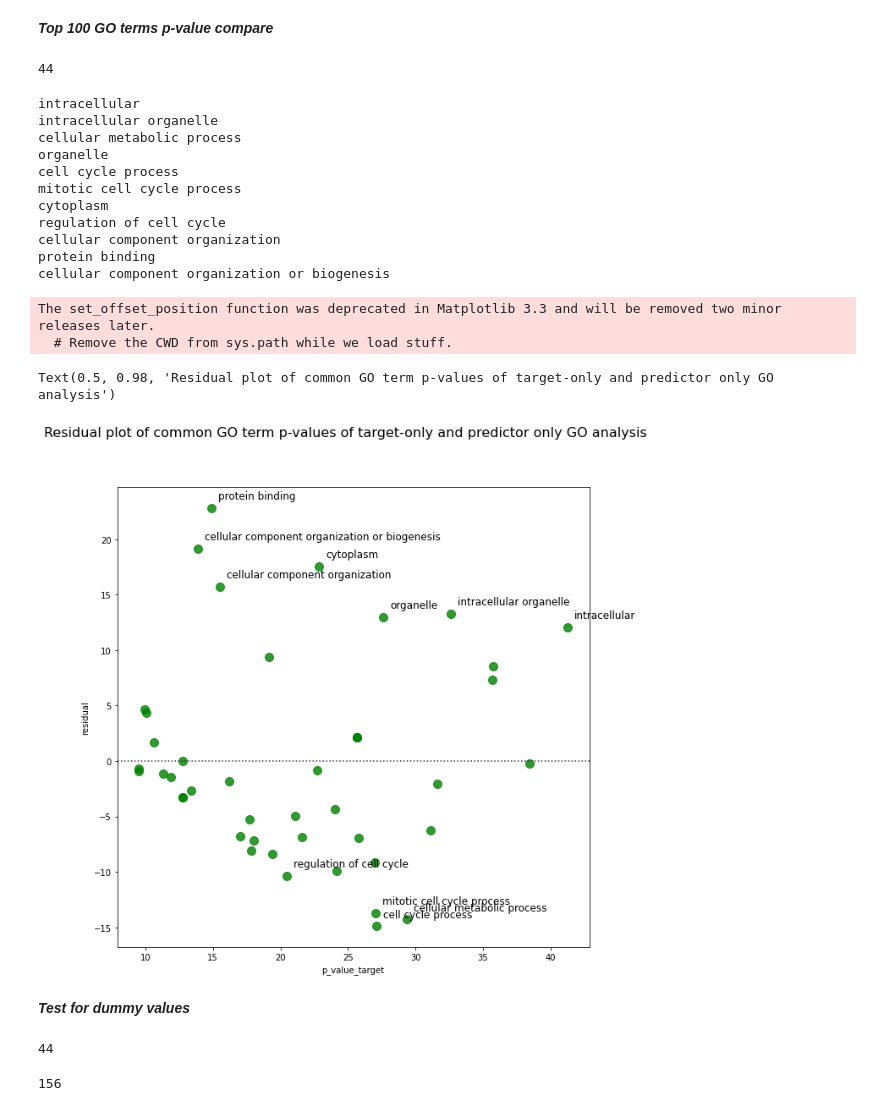
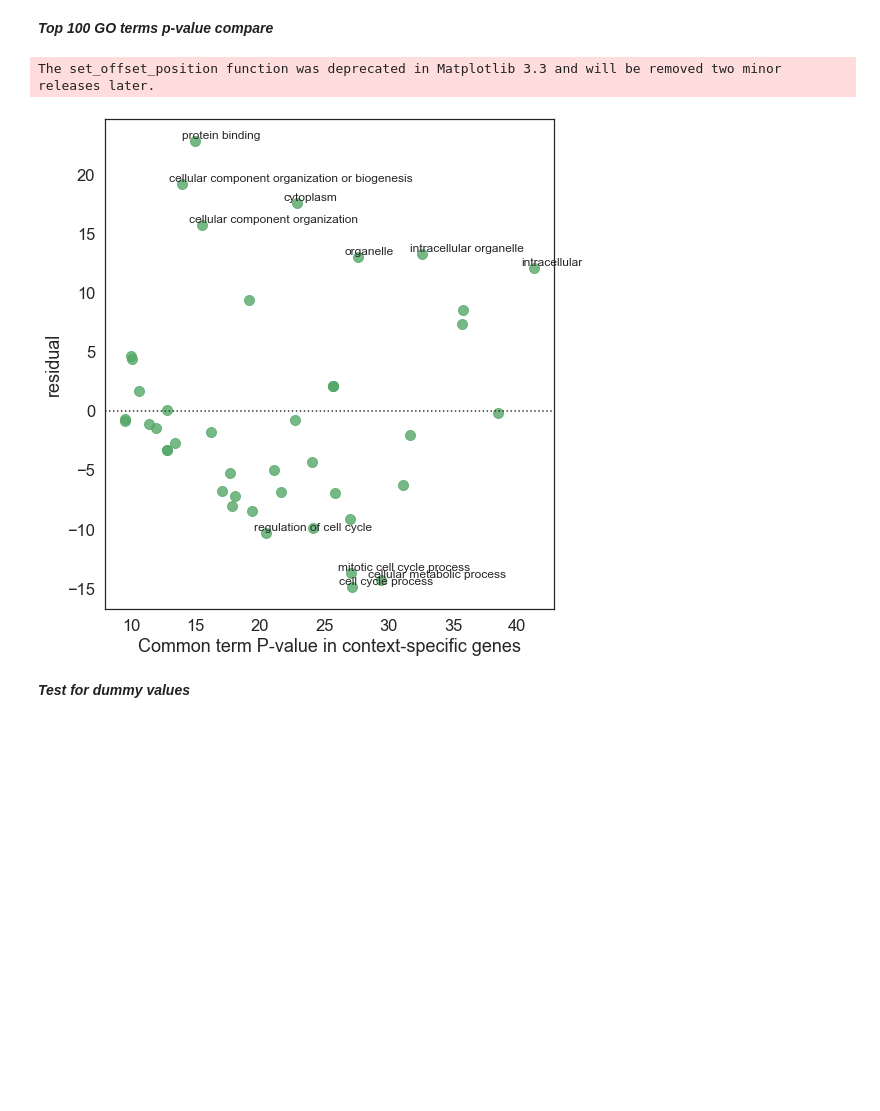
Before and after one commit to pritchardlabatpsu/cga_app, a Jupyter notebook: notebooks/R2b-gprofiler_compare-YR.ipynb, the cells around one changed output. Saved outputs shown, nothing was run; the diff lists cells and outputs as text; code cells hidden in the pictures; blank space fills up the shorter version.

Commit message:
orgazie residual and gprofiler figs in R2b,R2c for figures;todo: adjust annotation size, file path

```diff
--- a/notebooks/R2b-gprofiler_compare-YR.ipynb
+++ b/notebooks/R2b-gprofiler_compare-YR.ipynb
@@ -12,5 +9,15 @@ from matplotlib_venn import venn2, venn2_circles
 import numpy as np
 import seaborn as sns
+# %%
+import matplotlib
+# settings
+plt.interactive(False)
+matplotlib.rcParams['pdf.fonttype'] = 42
+matplotlib.rcParams['ps.fonttype'] = 42
+def set_snsfont(s):
+    sns.set(font_scale=s)
+    sns.set_style("white")
+set_snsfont(1.5)
 # %% [markdown]
 ***Top 100 GO terms p-value compare***
 # %%
@@ -30,5 +27 @@ common_termid_target_pre = list(set(df_target_top['term_id']).intersection(df_pr
-# %%
-len(common_termname_target_pre) # Number of overlapped termes in target and predictor only
-# %% [output]
-44
 # %%
@@ -45,55 +50,35 @@ df_combine = pd.concat([df_target_top_common,df_predictor_top_common],axis = 1)
 df_combine['p_value_target'] = -np.log10(df_combine['p_value_target'])
 df_combine['p_value_predictor'] = -np.log10(df_combine['p_value_predictor'])
 # %%
-# Plot scatter(regression plot) and residual plot
-fig, axs = plt.subplots(1,1, figsize = (10,10))
-#axs[0] = sns.regplot(x='p_value_target', y='p_value_predictor',data =df_combine, ax = axs[0])
-axs = sns.residplot(x='p_value_target', y='p_value_predictor', data =df_combine, color="g",scatter_kws={"s": 100},ax = axs)
-axs.set_ylabel('residual')
+### residual plot
+plt.figure(figsize=(8,8))
+ax = sns.residplot(x='p_value_target', y='p_value_predictor', data =df_combine, color="g",scatter_kws={"s": 100})
+ax.set_ylabel('residual');ax.set_xlabel('Common term P-value in context-specific genes')
 
-# Get x, y position in residual plot for annotating -https://stackoverflow.com/questions/32213889/get-positions-of-points-in-pathcollection-created-by-scatter
+# Annotate terms that higher than 10 threshold
+# ----------------------
+# Code referenced from
+# https://stackoverflow.com/questions/32213889/get-positions-of-points-in-pathcollection-created-by-scatter
+# ----------------------
 text = df_combine['term_name_target'] # terms for annotation
-offset = axs.collections[0]
+# get positions
+offset = ax.collections[0]
 offset.set_offset_position('data')
 datapos = offset.get_offsets()
 
+# for dot and their positions, if pass the threshold, then annotate
 for i in range(len(datapos)):
     xval = datapos[i][0];yval = datapos[i][1]
     if yval > 10 or yval < -10:
         # Find the term corresponding to the position
         termname = df_combine[df_combine['p_value_target'] == xval]['term_name_target'].values[0]
-        print(termname)
-        axs.annotate(termname, (xval+ 0.5, yval +0.8), fontsize=12)
+        ax.annotate(termname, (xval-1,yval +0.2), fontsize=12)
 
-fig.suptitle('Residual plot of common GO term p-values of target-only and predictor only GO analysis', fontsize=16)
-# intracellular
-# intracellular membrane-bounded organelle
-# membrane-bounded organelle
-# intracellular organelle
-# cellular metabolic process
-# organelle
-# cell cycle process
-# mitotic cell cycle process
-# cytoplasm
-# organelle organization
-# cellular component organization
-# protein binding
-# cellular component organization or biogenesis
+plt.tight_layout()
+plt.show()
+# plt.savefig("%s/fig3_residual.png" % dir_out)
 # %% [output]
-intracellular
-intracellular organelle
-cellular metabolic process
-organelle
-cell cycle process
-mitotic cell cycle process
-cytoplasm
-regulation of cell cycle
-cellular component organization
-protein binding
-cellular component organization or biogenesis
+The set_offset_position function was deprecated in Matplotlib 3.3 and will be removed two minor releases later.
-The set_offset_position function was deprecated in Matplotlib 3.3 and will be removed two minor releases later.
-  # Remove the CWD from sys.path while we load stuff.
-Text(0.5, 0.98, 'Residual plot of common GO term p-values of target-only and predictor only GO analysis')
-[figure, old version]
+[figure, new version]
 # %% [markdown]
 ***Test for dummy values***
@@ -109,8 +84,0 @@ target_min = max(df_target_top['p_value'])
-# %%
-len(common_termname_target_pre) # Number of overlapped termes in target and predictor only
-# %% [output]
-44
-# %%
-len(union_termname_target_pre)# Number of union terms
-# %% [output]
-156
```
Also changed, not shown: parts of 17 cells of this notebook, 1 other file.
